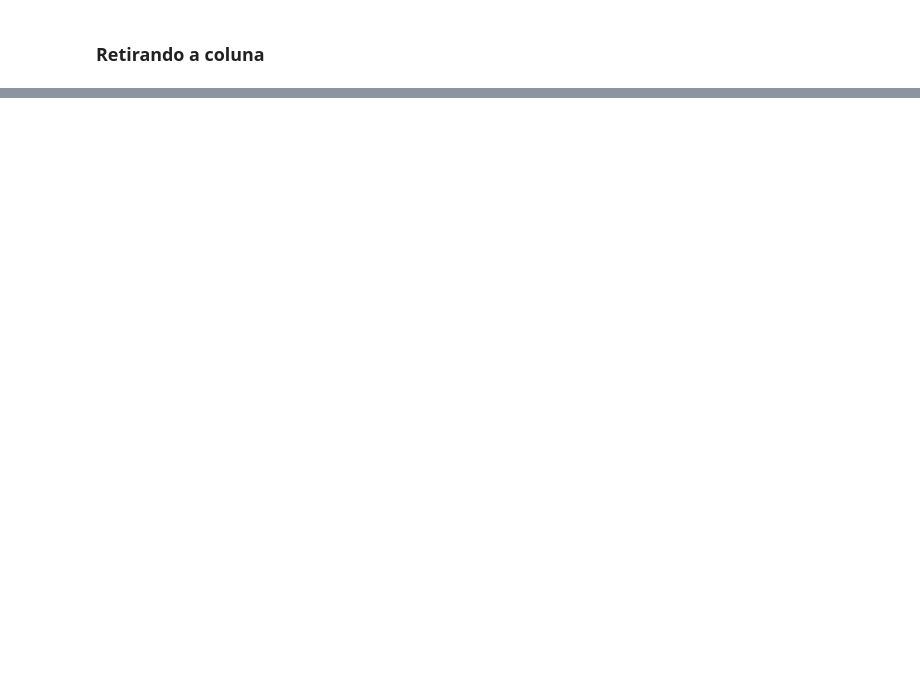
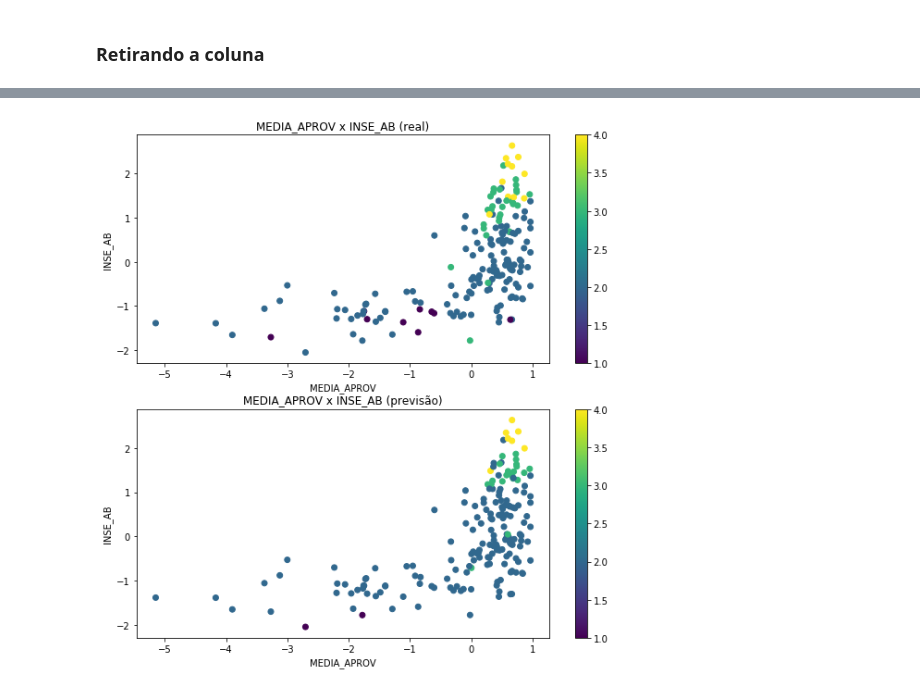
Before and after one commit to GiovaniValdrighi/DataScience_IC, a Jupyter notebook: Contest/regression_with_esc_rmsp.ipynb, the cells around one changed output, grey strips where cells are left out. Cells and saved outputs as stored; diff of their text form; code cells hidden in the pictures; blank space fills up the shorter version.

```diff
--- a/Contest/regression_with_esc_rmsp.ipynb
+++ b/Contest/regression_with_esc_rmsp.ipynb
@@ -312,0 +424,19 @@ R²:  0.8663101604278075
+# %%
+#plot inse vs media aprov
+plt.figure(figsize = (10, 10))
+plt.subplot(2,1,1)
+plt.scatter( x_test.MEDIA_APROV,x_test.INSE_AB, c = y_test)
+plt.title('MEDIA_APROV x INSE_AB (real)')
+plt.ylabel('INSE_AB')
+plt.xlabel('MEDIA_APROV')
+plt.colorbar()
+
+plt.subplot(2,1,2)
+plt.scatter( x_test.MEDIA_APROV, x_test.INSE_AB, c = svc.predict(x_test))
+plt.title('MEDIA_APROV x INSE_AB (previsão)')
+plt.ylabel('INSE_AB')
+plt.xlabel('MEDIA_APROV')
+plt.colorbar()
+plt.show()
+# %% [output]
+[figure, added]
```
Also changed, not shown: parts of 12 cells of this notebook.
